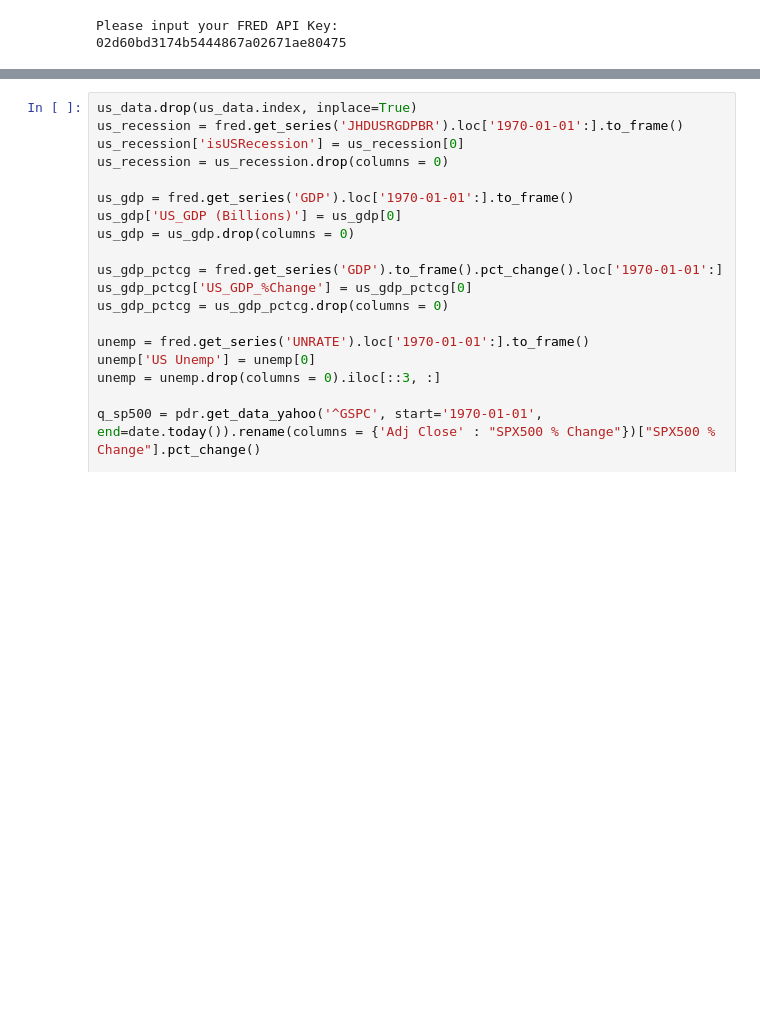
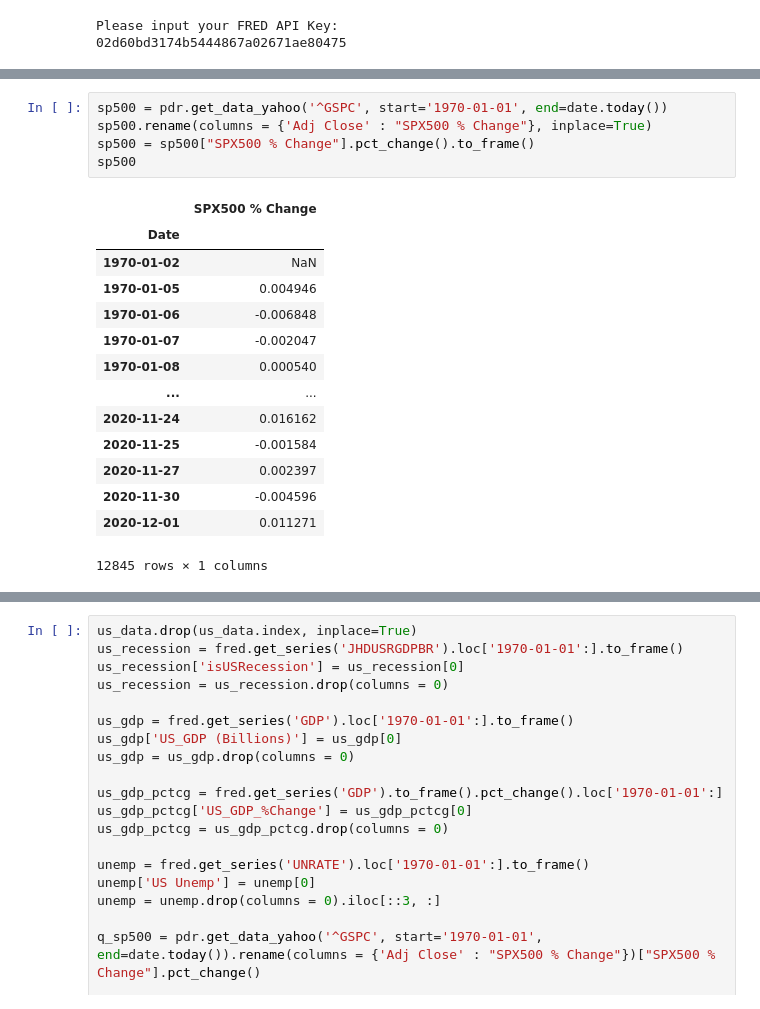
Before and after one commit to AvaneeshKolluri/MacroPredictionsProject, a Jupyter notebook: Project 2.ipynb, the cells around one changed output, grey strips where cells are left out. Cells and saved outputs as stored; diff of their text form; blank space fills up the shorter version.

```diff
--- a/Project 2.ipynb
+++ b/Project 2.ipynb
@@ -28,0 +165,20 @@ Please input your FRED API Key:
+# %%
+sp500 = pdr.get_data_yahoo('^GSPC', start='1970-01-01', end=date.today())
+sp500.rename(columns = {'Adj Close' : "SPX500 % Change"}, inplace=True)
+sp500 = sp500["SPX500 % Change"].pct_change().to_frame()
+sp500
+# %% [output]
+|  | SPX500 % Change |
+| Date |  |
+| 1970-01-02 | NaN |
+| 1970-01-05 | 0.004946 |
+| 1970-01-06 | -0.006848 |
+| 1970-01-07 | -0.002047 |
+| 1970-01-08 | 0.000540 |
+| ... | ... |
+| 2020-11-24 | 0.016162 |
+| 2020-11-25 | -0.001584 |
+| 2020-11-27 | 0.002397 |
+| 2020-11-30 | -0.004596 |
+| 2020-12-01 | 0.011271 |
+12845 rows × 1 columns
```
Also changed, not shown: parts of 18 cells of this notebook.
